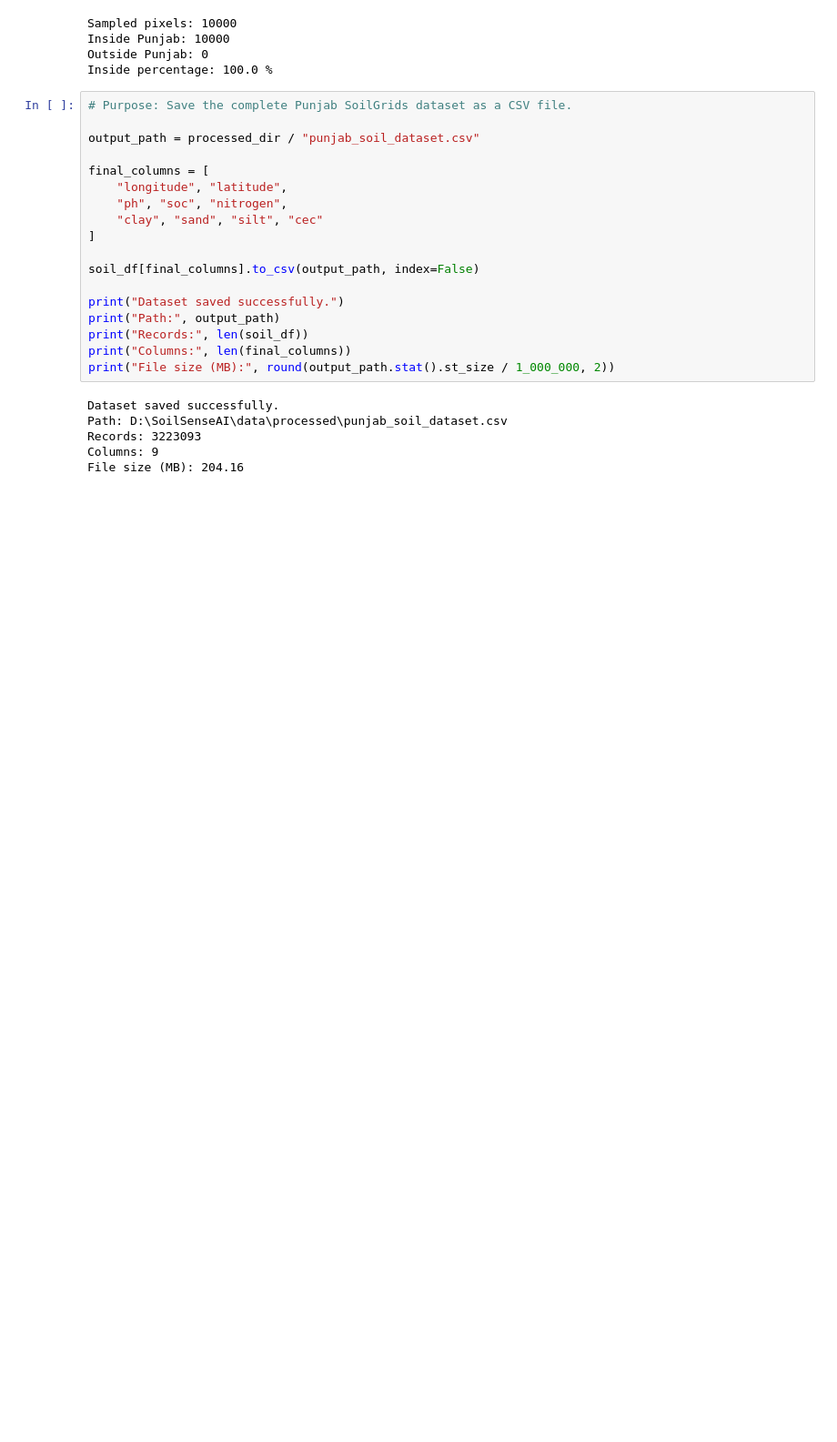
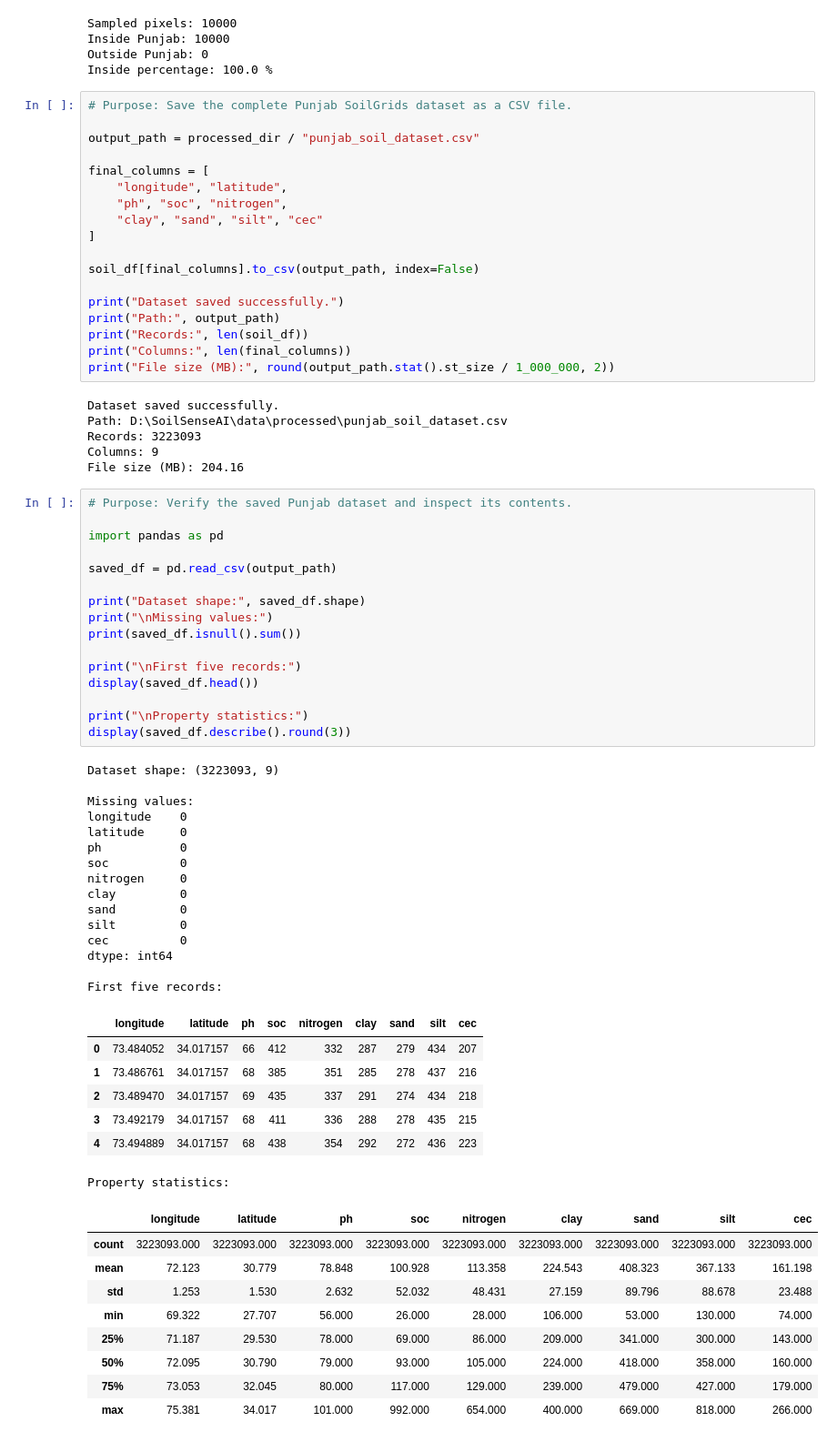
Before and after one commit to iammuhammadhassan/SoilSenseAi, a Jupyter notebook: notebooks/06_punjab_data_acquisition.ipynb, the cells around one changed output. Shown at 91% size. Drawn from its saved outputs; the diff is of its cells as text; blank space fills up the shorter version.

```diff
--- a/notebooks/06_punjab_data_acquisition.ipynb
+++ b/notebooks/06_punjab_data_acquisition.ipynb
@@ -1236,3 +1236,51 @@ Path: D:\SoilSenseAI\data\processed\punjab_soil_dataset.csv
 Records: 3223093
 Columns: 9
 File size (MB): 204.16
+# %%
+# Purpose: Verify the saved Punjab dataset and inspect its contents.
+
+import pandas as pd
+
+saved_df = pd.read_csv(output_path)
+
+print("Dataset shape:", saved_df.shape)
+print("\nMissing values:")
+print(saved_df.isnull().sum())
+
+print("\nFirst five records:")
+display(saved_df.head())
+
+print("\nProperty statistics:")
+display(saved_df.describe().round(3))
+# %% [output]
+Dataset shape: (3223093, 9)
+
+Missing values:
+longitude    0
+latitude     0
+ph           0
+soc          0
+nitrogen     0
+clay         0
+sand         0
+silt         0
+cec          0
+dtype: int64
+
+First five records:
+|  | longitude | latitude | ph | soc | nitrogen | clay | sand | silt | cec |
+| 0 | 73.484052 | 34.017157 | 66 | 412 | 332 | 287 | 279 | 434 | 207 |
+| 1 | 73.486761 | 34.017157 | 68 | 385 | 351 | 285 | 278 | 437 | 216 |
+| 2 | 73.489470 | 34.017157 | 69 | 435 | 337 | 291 | 274 | 434 | 218 |
+| 3 | 73.492179 | 34.017157 | 68 | 411 | 336 | 288 | 278 | 435 | 215 |
+| 4 | 73.494889 | 34.017157 | 68 | 438 | 354 | 292 | 272 | 436 | 223 |
+Property statistics:
+|  | longitude | latitude | ph | soc | nitrogen | clay | sand | silt | cec |
+| count | 3223093.000 | 3223093.000 | 3223093.000 | 3223093.000 | 3223093.000 | 3223093.000 | 3223093.000 | 3223093.000 | 3223093.000 |
+| mean | 72.123 | 30.779 | 78.848 | 100.928 | 113.358 | 224.543 | 408.323 | 367.133 | 161.198 |
+| std | 1.253 | 1.530 | 2.632 | 52.032 | 48.431 | 27.159 | 89.796 | 88.678 | 23.488 |
+| min | 69.322 | 27.707 | 56.000 | 26.000 | 28.000 | 106.000 | 53.000 | 130.000 | 74.000 |
+| 25% | 71.187 | 29.530 | 78.000 | 69.000 | 86.000 | 209.000 | 341.000 | 300.000 | 143.000 |
+| 50% | 72.095 | 30.790 | 79.000 | 93.000 | 105.000 | 224.000 | 418.000 | 358.000 | 160.000 |
+| 75% | 73.053 | 32.045 | 80.000 | 117.000 | 129.000 | 239.000 | 479.000 | 427.000 | 179.000 |
+| max | 75.381 | 34.017 | 101.000 | 992.000 | 654.000 | 400.000 | 669.000 | 818.000 | 266.000 |
```
Also changed, not shown: parts of 27 cells of this notebook.
